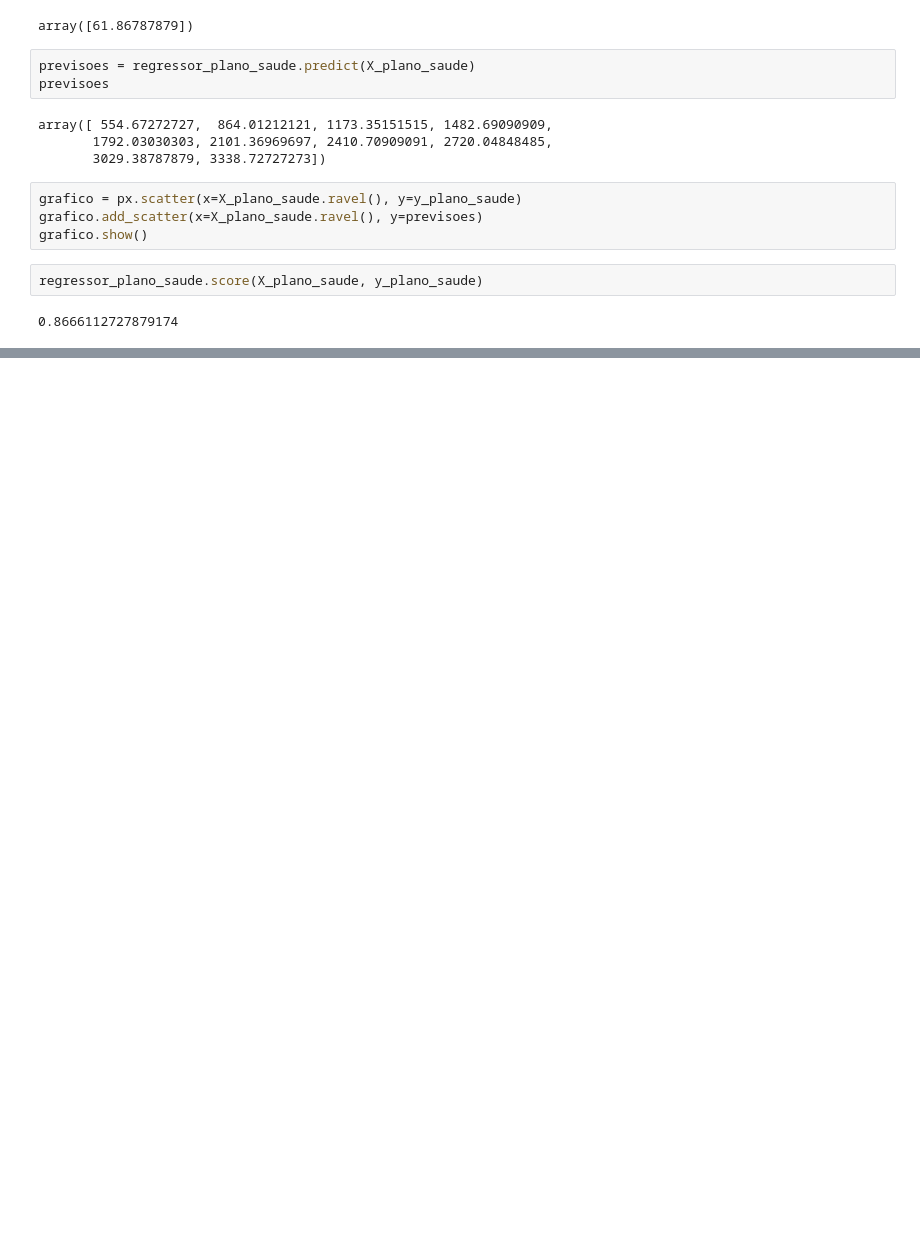
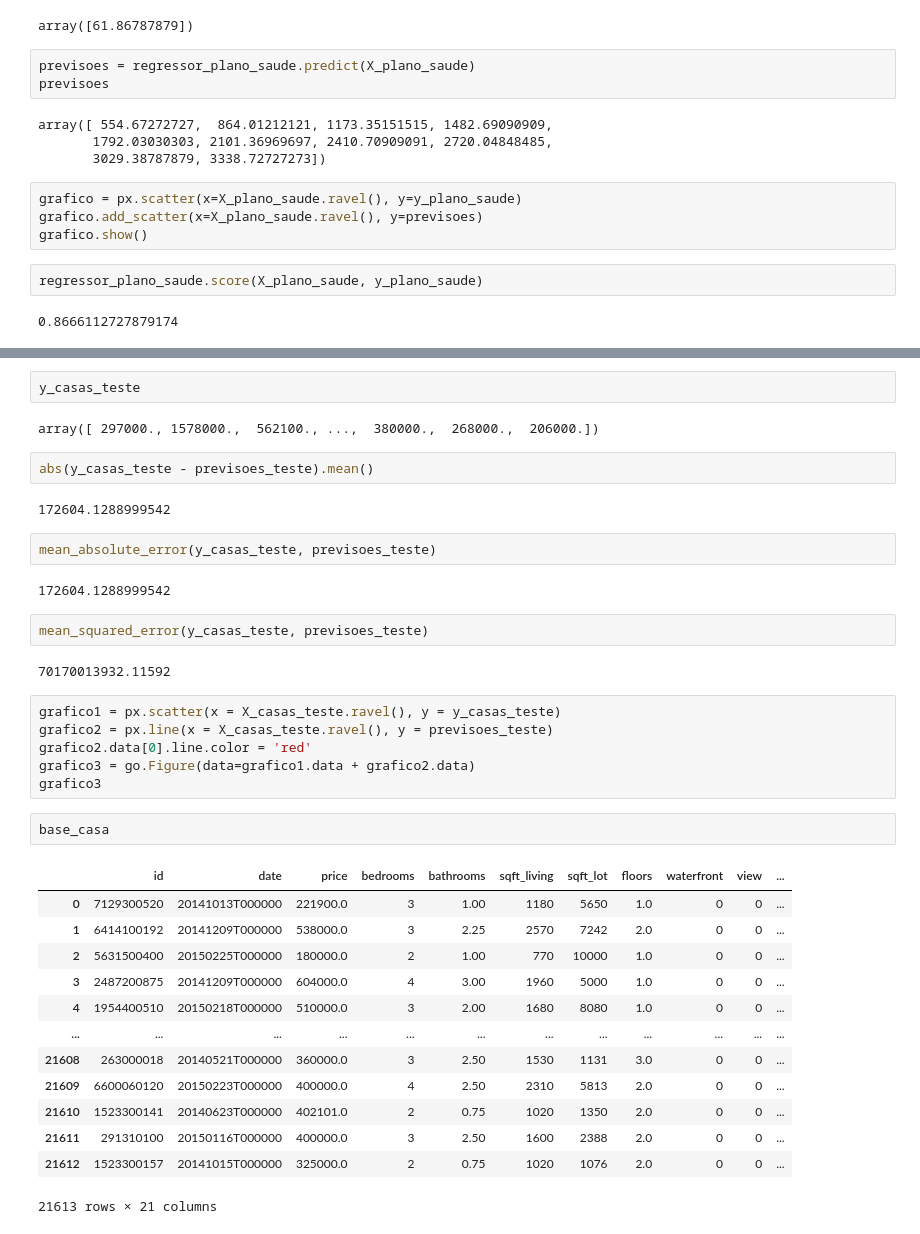
Before and after one commit to Alison561/Curso-Python, a Jupyter notebook: Regressao/Regressao.ipynb, the cells around one changed output, grey strips where cells are left out. Cells and saved outputs as stored; diff of their text form; blank space fills up the shorter version.

```diff
--- a/Regressao/Regressao.ipynb
+++ b/Regressao/Regressao.ipynb
@@ -60,0 +199,38 @@ regressor_plano_saude.score(X_plano_saude, y_plano_saude)
+# %%
+y_casas_teste
+# %% [output]
+array([ 297000., 1578000.,  562100., ...,  380000.,  268000.,  206000.])
+# %%
+abs(y_casas_teste - previsoes_teste).mean()
+# %% [output]
+172604.1288999542
+# %%
+mean_absolute_error(y_casas_teste, previsoes_teste)
+# %% [output]
+172604.1288999542
+# %%
+mean_squared_error(y_casas_teste, previsoes_teste)
+# %% [output]
+70170013932.11592
+# %%
+grafico1 = px.scatter(x = X_casas_teste.ravel(), y = y_casas_teste)
+grafico2 = px.line(x = X_casas_teste.ravel(), y = previsoes_teste)
+grafico2.data[0].line.color = 'red'
+grafico3 = go.Figure(data=grafico1.data + grafico2.data)
+grafico3
+# %%
+base_casa
+# %% [output]
+|  | id | date | price | bedrooms | bathrooms | sqft_living | sqft_lot | floors | waterfront | view | ... |
+| 0 | 7129300520 | 20141013T000000 | 221900.0 | 3 | 1.00 | 1180 | 5650 | 1.0 | 0 | 0 | ... |
+| 1 | 6414100192 | 20141209T000000 | 538000.0 | 3 | 2.25 | 2570 | 7242 | 2.0 | 0 | 0 | ... |
+| 2 | 5631500400 | 20150225T000000 | 180000.0 | 2 | 1.00 | 770 | 10000 | 1.0 | 0 | 0 | ... |
+| 3 | 2487200875 | 20141209T000000 | 604000.0 | 4 | 3.00 | 1960 | 5000 | 1.0 | 0 | 0 | ... |
+| 4 | 1954400510 | 20150218T000000 | 510000.0 | 3 | 2.00 | 1680 | 8080 | 1.0 | 0 | 0 | ... |
+| ... | ... | ... | ... | ... | ... | ... | ... | ... | ... | ... | ... |
+| 21608 | 263000018 | 20140521T000000 | 360000.0 | 3 | 2.50 | 1530 | 1131 | 3.0 | 0 | 0 | ... |
+| 21609 | 6600060120 | 20150223T000000 | 400000.0 | 4 | 2.50 | 2310 | 5813 | 2.0 | 0 | 0 | ... |
+| 21610 | 1523300141 | 20140623T000000 | 402101.0 | 2 | 0.75 | 1020 | 1350 | 2.0 | 0 | 0 | ... |
+| 21611 | 291310100 | 20150116T000000 | 400000.0 | 3 | 2.50 | 1600 | 2388 | 2.0 | 0 | 0 | ... |
+| 21612 | 1523300157 | 20141015T000000 | 325000.0 | 2 | 0.75 | 1020 | 1076 | 2.0 | 0 | 0 | ... |
+21613 rows × 21 columns
```
Also changed, not shown: parts of 34 cells of this notebook.
